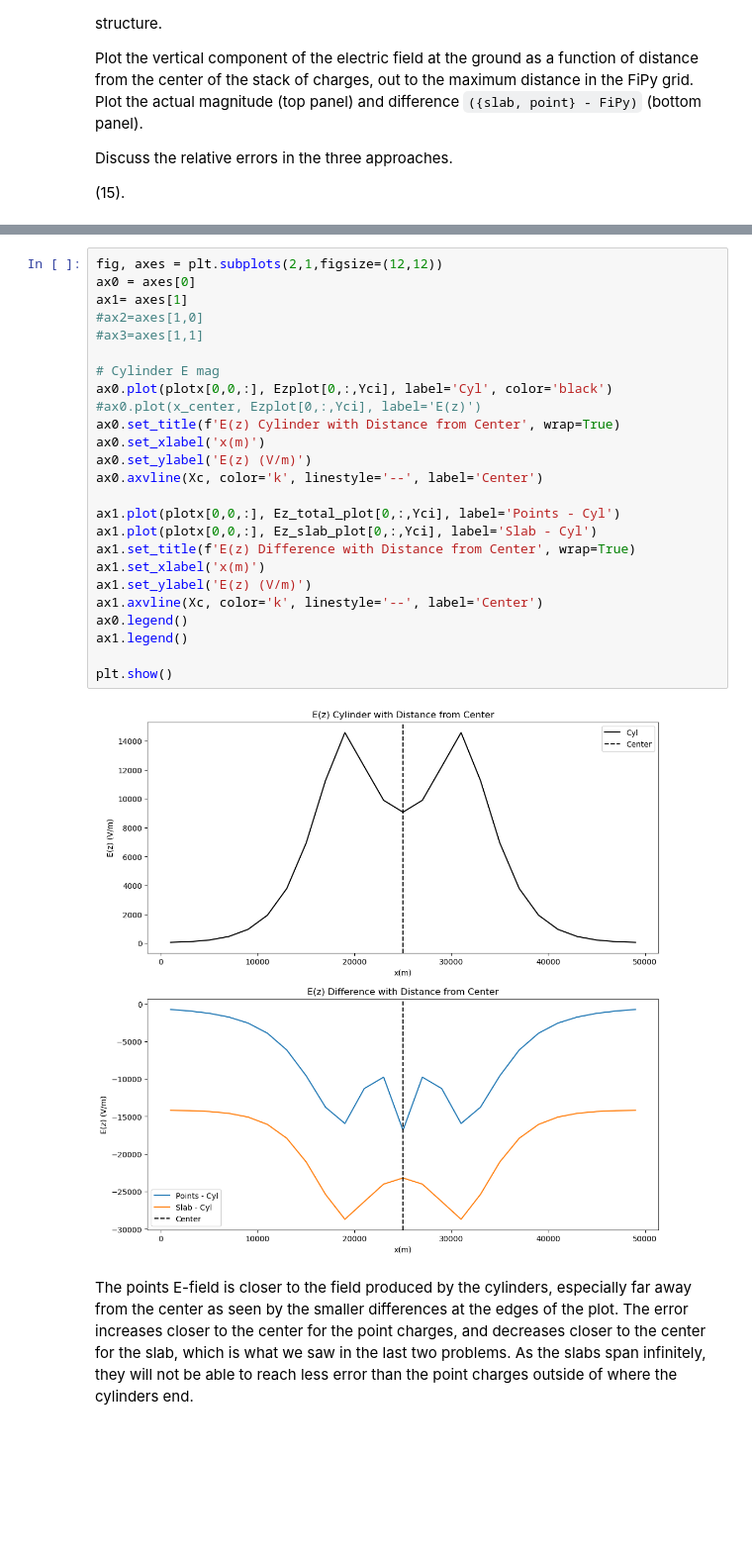
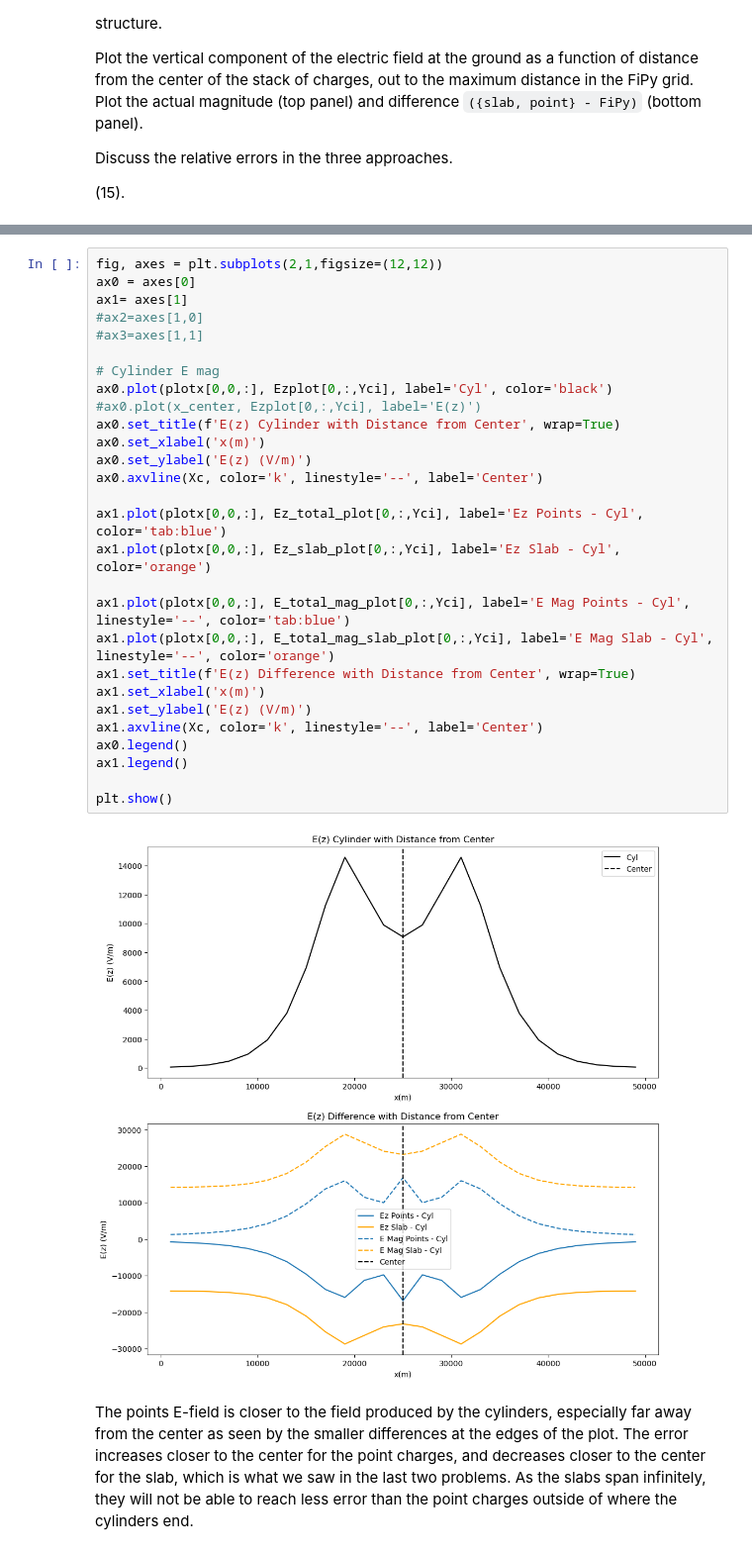
Before and after one commit to JuliaBuhrman/atmo_electricity, a Jupyter notebook: hw3.ipynb, the cells around one changed output, grey strips where cells are left out. Shown at 99% size. Saved outputs shown, nothing was run; the diff lists cells and outputs as text; blank space fills up the shorter version.

```diff
--- a/hw3.ipynb
+++ b/hw3.ipynb
@@ -596,29 +604,32 @@ Discuss the relative errors in the three approaches.
 # %%
 fig, axes = plt.subplots(2,1,figsize=(12,12))
 ax0 = axes[0]
 ax1= axes[1]
 #ax2=axes[1,0]
 #ax3=axes[1,1]
 
 # Cylinder E mag
 ax0.plot(plotx[0,0,:], Ezplot[0,:,Yci], label='Cyl', color='black')
 #ax0.plot(x_center, Ezplot[0,:,Yci], label='E(z)')
 ax0.set_title(f'E(z) Cylinder with Distance from Center', wrap=True)
 ax0.set_xlabel('x(m)')
 ax0.set_ylabel('E(z) (V/m)')
 ax0.axvline(Xc, color='k', linestyle='--', label='Center')
 
-ax1.plot(plotx[0,0,:], Ez_total_plot[0,:,Yci], label='Points - Cyl')
-ax1.plot(plotx[0,0,:], Ez_slab_plot[0,:,Yci], label='Slab - Cyl')
+ax1.plot(plotx[0,0,:], Ez_total_plot[0,:,Yci], label='Ez Points - Cyl', color='tab:blue')
+ax1.plot(plotx[0,0,:], Ez_slab_plot[0,:,Yci], label='Ez Slab - Cyl', color='orange')
+
+ax1.plot(plotx[0,0,:], E_total_mag_plot[0,:,Yci], label='E Mag Points - Cyl', linestyle='--', color='tab:blue')
+ax1.plot(plotx[0,0,:], E_total_mag_slab_plot[0,:,Yci], label='E Mag Slab - Cyl', linestyle='--', color='orange')
 ax1.set_title(f'E(z) Difference with Distance from Center', wrap=True)
 ax1.set_xlabel('x(m)')
 ax1.set_ylabel('E(z) (V/m)')
 ax1.axvline(Xc, color='k', linestyle='--', label='Center')
 ax0.legend()
 ax1.legend()
 
 plt.show()
 # %% [output]
-[figure, old version]
+[figure, new version]
 # %% [markdown]
 The points E-field is closer to the field produced by the cylinders, especially far away from the center as seen by the smaller differences at the edges of the plot. The error increases closer to the center for the point charges, and decreases closer to the center for the slab, which is what we saw in the last two problems. As the slabs span infinitely, they will not be able to reach less error than the point charges outside of where the cylinders end.
```
Also changed, not shown: parts of 2 cells of this notebook.
